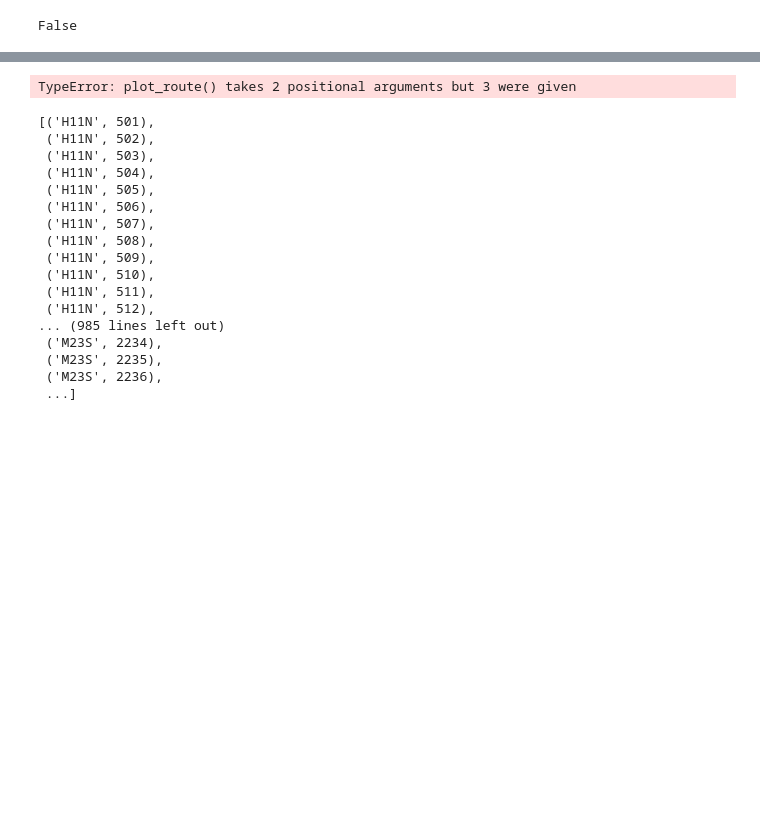
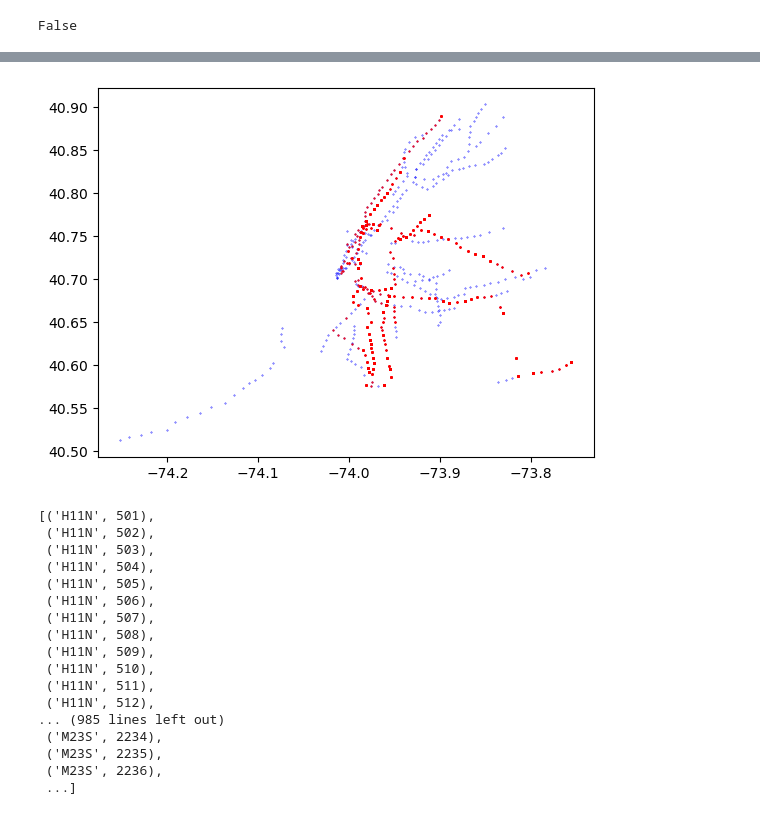
Before and after one commit to Beondel/NYC-Subway-Challenge, a Jupyter notebook: explore.ipynb, the cells around one changed output, grey strips where cells are left out. Cells and saved outputs as stored; diff of their text form; code cells hidden in the pictures; blank space fills up the shorter version.

Commit message:
first attempt at path finding

```diff
--- a/explore.ipynb
+++ b/explore.ipynb
@@ -368,0 +407,3 @@ new_path
+# %%
+scores = -np.sort([-score for score in scores])
+top = np.argsort([score for score in scores])
@@ -395,8 +458,7 @@ array([193, 172, 171, 168, 165, 165, 161, 161, 160, 160, 156, 156, 155,
 # %%
-finder.plot_route(new_path)
-finder.plot_route(path)
+finder.plot_route(finder.paths[top[-1]])
 # %% [output]
-TypeError: plot_route() takes 2 positional arguments but 3 were given
+[figure, added]
 # %%
 finder.paths[ids[-1]]
 # %% [output]
```
Also changed, not shown: parts of 8 cells of this notebook.
